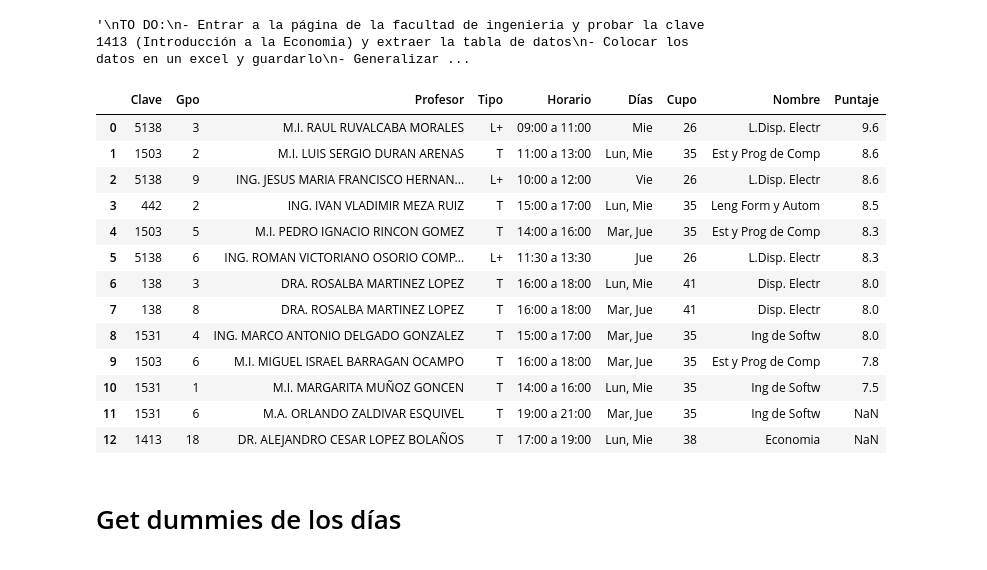
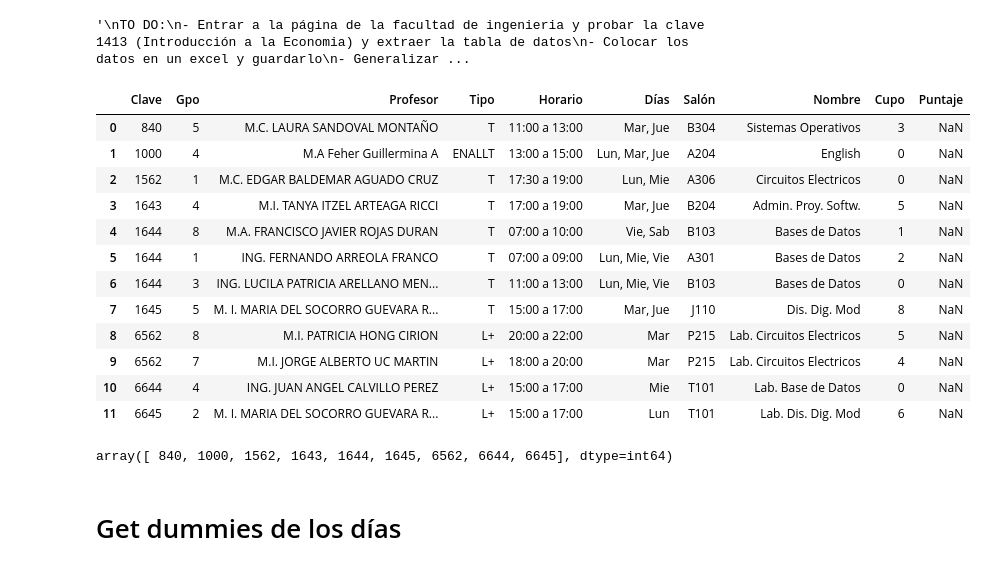
Before and after one commit to gsalvador209/Generador-de-horarios, a Jupyter notebook: Muestra de horarios.ipynb, the cells around one changed output. Saved outputs shown, nothing was run; the diff lists cells and outputs as text; code cells hidden in the pictures.

```diff
--- a/Muestra de horarios.ipynb
+++ b/Muestra de horarios.ipynb
@@ -80,27 +45,28 @@ if __name__ == '__main__':
 # %%
-df = pd.read_excel('Excel/Economia.xlsx')
+df = pd.read_excel('Excel/Campeones.xlsx')
+df = df.sort_values('Clave')
+df = df.reset_index(drop=True)
 lista_horarios = list()
-offset = 0
-claves_excluidas = [1537]
-open_link = False #bandera booleana para materias vinculadas (mismo grupo pero horario asimetrico)
+claves_excluidas = []
+df
+# %% [output]
+|  | Clave | Gpo | Profesor | Tipo | Horario | Días | Salón | Nombre | Cupo | Puntaje |
+| 0 | 840 | 5 | M.C. LAURA SANDOVAL MONTAÑO | T | 11:00 a 13:00 | Mar, Jue | B304 | Sistemas Operativos | 3 | NaN |
+| 1 | 1000 | 4 | M.A Feher Guillermina A | ENALLT | 13:00 a 15:00 | Lun, Mar, Jue | A204 | English | 0 | NaN |
+| 2 | 1562 | 1 | M.C. EDGAR BALDEMAR AGUADO CRUZ | T | 17:30 a 19:00 | Lun, Mie | A306 | Circuitos Electricos | 0 | NaN |
+| 3 | 1643 | 4 | M.I. TANYA ITZEL ARTEAGA RICCI | T | 17:00 a 19:00 | Mar, Jue | B204 | Admin. Proy. Softw. | 5 | NaN |
+| 4 | 1644 | 8 | M.A. FRANCISCO JAVIER ROJAS DURAN | T | 07:00 a 10:00 | Vie, Sab | B103 | Bases de Datos | 1 | NaN |
+| 5 | 1644 | 1 | ING. FERNANDO ARREOLA FRANCO | T | 07:00 a 09:00 | Lun, Mie, Vie | A301 | Bases de Datos | 2 | NaN |
+| 6 | 1644 | 3 | ING. LUCILA PATRICIA ARELLANO MEN... | T | 11:00 a 13:00 | Lun, Mie, Vie | B103 | Bases de Datos | 0 | NaN |
+| 7 | 1645 | 5 | M. I. MARIA DEL SOCORRO GUEVARA R... | T | 15:00 a 17:00 | Mar, Jue | J110 | Dis. Dig. Mod | 8 | NaN |
+| 8 | 6562 | 8 | M.I. PATRICIA HONG CIRION | L+ | 20:00 a 22:00 | Mar | P215 | Lab. Circuitos Electricos | 5 | NaN |
+| 9 | 6562 | 7 | M.I. JORGE ALBERTO UC MARTIN | L+ | 18:00 a 20:00 | Mar | P215 | Lab. Circuitos Electricos | 4 | NaN |
+| 10 | 6644 | 4 | ING. JUAN ANGEL CALVILLO PEREZ | L+ | 15:00 a 17:00 | Mie | T101 | Lab. Base de Datos | 0 | NaN |
+| 11 | 6645 | 2 | M. I. MARIA DEL SOCORRO GUEVARA R... | L+ | 15:00 a 17:00 | Lun | T101 | Lab. Dis. Dig. Mod | 6 | NaN |
 # %%
 for clave in claves_excluidas:
    df.drop(df[df['Clave']==clave].index, inplace=True)
 materias = len(df.Clave.unique())
 df.Clave.unique()
-df
 # %% [output]
-|  | Clave | Gpo | Profesor | Tipo | Horario | Días | Cupo | Nombre | Puntaje |
-| 0 | 5138 | 3 | M.I. RAUL RUVALCABA MORALES | L+ | 09:00 a 11:00 | Mie | 26 | L.Disp. Electr | 9.6 |
-| 1 | 1503 | 2 | M.I. LUIS SERGIO DURAN ARENAS | T | 11:00 a 13:00 | Lun, Mie | 35 | Est y Prog de Comp | 8.6 |
-| 2 | 5138 | 9 | ING. JESUS MARIA FRANCISCO HERNAN... | L+ | 10:00 a 12:00 | Vie | 26 | L.Disp. Electr | 8.6 |
-| 3 | 442 | 2 | ING. IVAN VLADIMIR MEZA RUIZ | T | 15:00 a 17:00 | Lun, Mie | 35 | Leng Form y Autom | 8.5 |
-| 4 | 1503 | 5 | M.I. PEDRO IGNACIO RINCON GOMEZ | T | 14:00 a 16:00 | Mar, Jue | 35 | Est y Prog de Comp | 8.3 |
-| 5 | 5138 | 6 | ING. ROMAN VICTORIANO OSORIO COMP... | L+ | 11:30 a 13:30 | Jue | 26 | L.Disp. Electr | 8.3 |
-| 6 | 138 | 3 | DRA. ROSALBA MARTINEZ LOPEZ | T | 16:00 a 18:00 | Lun, Mie | 41 | Disp. Electr | 8.0 |
-| 7 | 138 | 8 | DRA. ROSALBA MARTINEZ LOPEZ | T | 16:00 a 18:00 | Mar, Jue | 41 | Disp. Electr | 8.0 |
-| 8 | 1531 | 4 | ING. MARCO ANTONIO DELGADO GONZALEZ | T | 15:00 a 17:00 | Mar, Jue | 35 | Ing de Softw | 8.0 |
-| 9 | 1503 | 6 | M.I. MIGUEL ISRAEL BARRAGAN OCAMPO | T | 16:00 a 18:00 | Mar, Jue | 35 | Est y Prog de Comp | 7.8 |
-| 10 | 1531 | 1 | M.I. MARGARITA MUÑOZ GONCEN | T | 14:00 a 16:00 | Lun, Mie | 35 | Ing de Softw | 7.5 |
-| 11 | 1531 | 6 | M.A. ORLANDO ZALDIVAR ESQUIVEL | T | 19:00 a 21:00 | Mar, Jue | 35 | Ing de Softw | NaN |
-| 12 | 1413 | 18 | DR. ALEJANDRO CESAR LOPEZ BOLAÑOS | T | 17:00 a 19:00 | Lun, Mie | 38 | Economia | NaN |
+array([ 840, 1000, 1562, 1643, 1644, 1645, 6562, 6644, 6645], dtype=int64)
```
Also changed, not shown: parts of 18 cells of this notebook, 4 other files.
